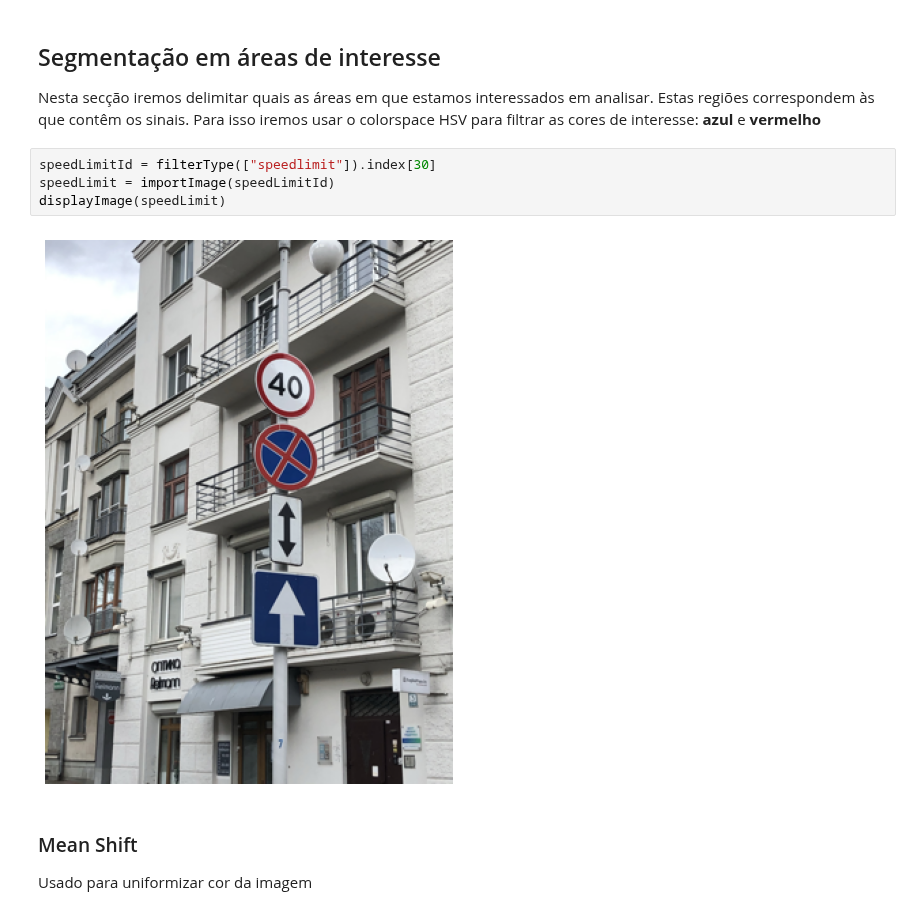
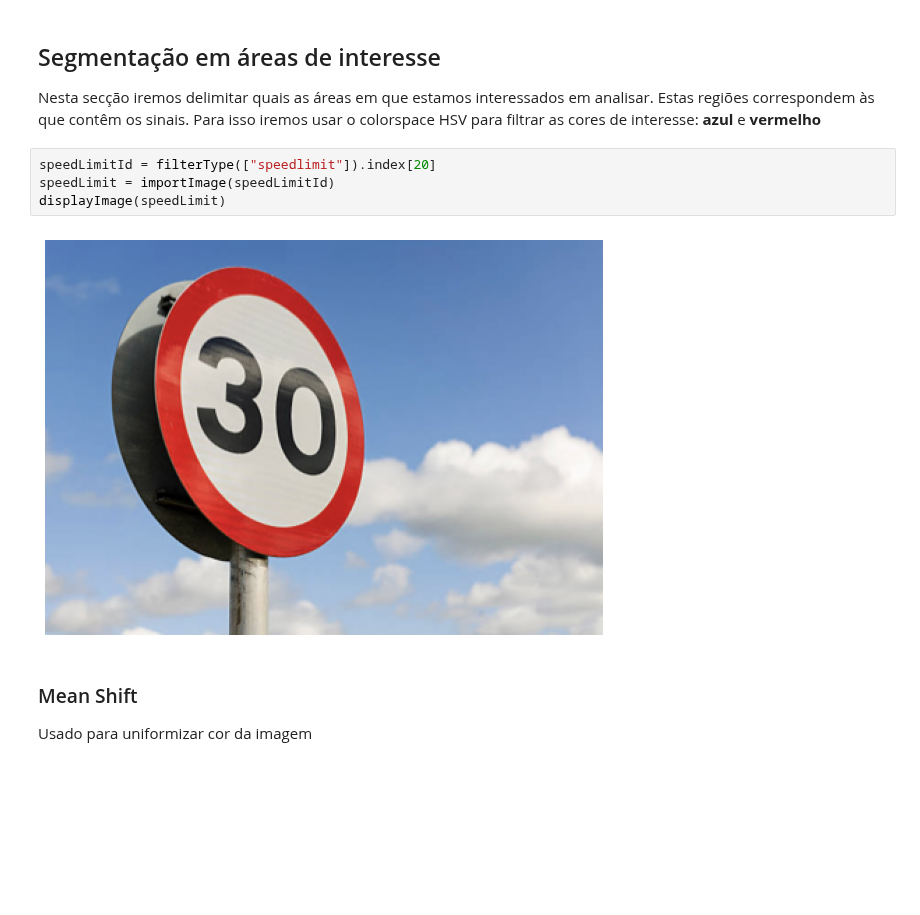
Before and after one commit to joaolucasmartins/VC2022, a Jupyter notebook: notebook.ipynb, the cells around one changed output. Saved outputs shown, nothing was run; the diff lists cells and outputs as text; blank space fills up the shorter version.

```diff
--- a/notebook.ipynb
+++ b/notebook.ipynb
@@ -89,11 +89,11 @@ filterType(["speedlimit"])
 ## Segmentação em áreas de interesse
 Nesta secção iremos delimitar quais as áreas em que estamos interessados em analisar. Estas regiões correspondem às que contêm os sinais. Para isso iremos usar o colorspace HSV para filtrar as cores de interesse: **azul** e **vermelho**
 # %%
-speedLimitId = filterType(["speedlimit"]).index[30]
+speedLimitId = filterType(["speedlimit"]).index[20]
 speedLimit = importImage(speedLimitId)
 displayImage(speedLimit)
 # %% [output]
-[figure, old version]
+[figure, new version]
 # %% [markdown]
 ### Mean Shift
 Usado para uniformizar cor da imagem
```
Also changed, not shown: parts of 3 cells of this notebook.
